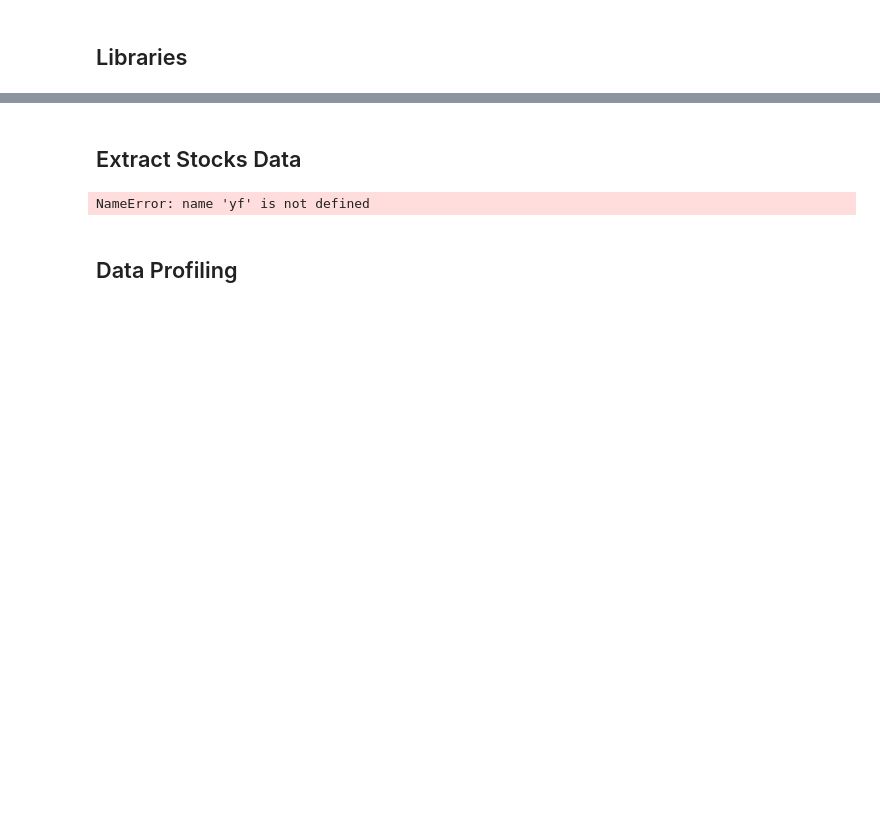
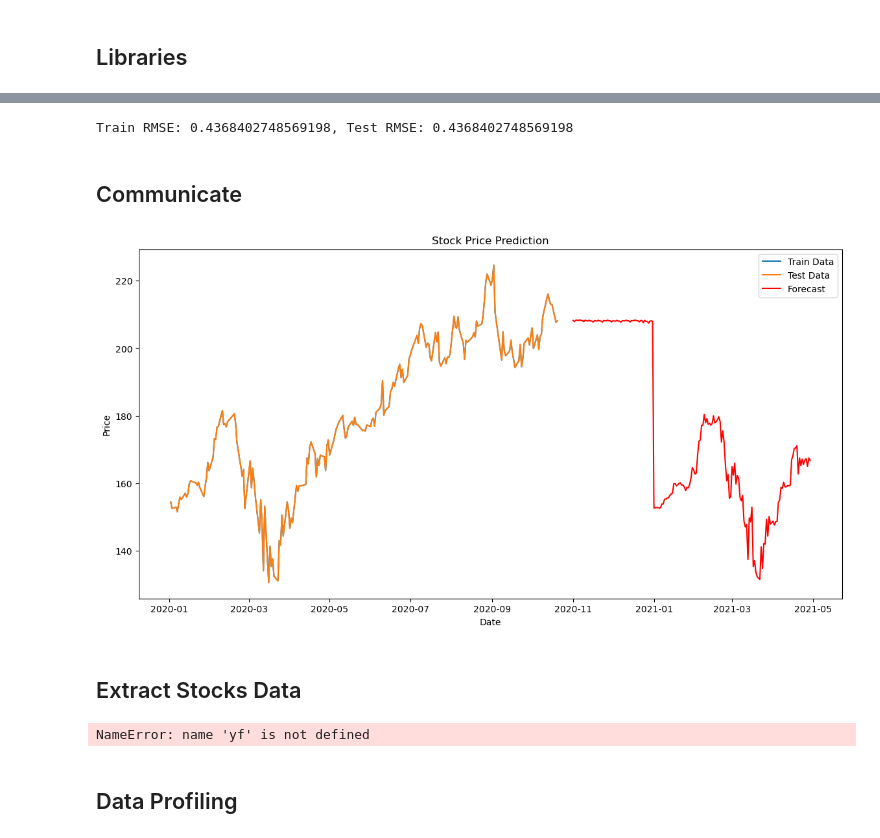
Before and after one commit to eddychetz/machine-learning-labs, a Jupyter notebook: lab-301-time-series-regression/lab_301-time-series-analysis-for-stock-price-prediction.ipynb, the cells around one changed output, grey strips where cells are left out. Saved outputs shown, nothing was run; the diff lists cells and outputs as text; code cells hidden in the pictures; blank space fills up the shorter version.

```diff
--- a/lab-301-time-series-regression/lab_301-time-series-analysis-for-stock-price-prediction.ipynb
+++ b/lab-301-time-series-regression/lab_301-time-series-analysis-for-stock-price-prediction.ipynb
@@ -31,0 +79,4 @@ warnings.simplefilter(action="ignore", category=FutureWarning)
+# %%
+# Define the features and the target
+feature_columns = ['dayofyear', 'dayofweek', 'month', 'sin1', 'cos1', 'sin2', 'cos2']
+target_column = 'Price'
@@ -31,0 +87,11 @@ warnings.simplefilter(action="ignore", category=FutureWarning)
+# %%
+# Model Pipeline
+pipeline = Pipeline(steps=[
+    ('encoder', ColumnTransformer(
+        transformers=[('cat', OneHotEncoder(handle_unknown='ignore'), ['dayofweek', 'month'])],
+        remainder='passthrough')),
+    ('xgb', XGBRegressor(n_estimators=100, learning_rate=0.1, objective='reg:squarederror'))
+])
+
+# Fit the model
+pipeline.fit(train_features[feature_columns], train_features[target_column])
@@ -32,3 +122,33 @@ warnings.simplefilter(action="ignore", category=FutureWarning)
+# %%
+# Evaluate the model
+train_rmse = np.sqrt(mean_squared_error(train_features[target_column], train_preds))
+test_rmse = np.sqrt(mean_squared_error(test_features[target_column], test_preds))
+print(f"Train RMSE: {train_rmse}, Test RMSE: {test_rmse}")
+# %% [output]
+Train RMSE: 0.4368402748569198, Test RMSE: 0.4368402748569198
+# %%
+# Create future dates for forecasting
+future_dates = pd.date_range(start=test_data['Date'].max() + timedelta(days=12), periods=180, freq='D')
+future_data = pd.DataFrame({'Date': future_dates})
+future_features = create_features(future_data.copy())
+# %% [markdown]
+## Communicate
+# %%
+# Forecast future demand
+future_preds = pipeline.predict(future_features[feature_columns])
+# %%
+# Plot the results
+plt.figure(figsize=(14, 7))
+plt.plot(train_data['Date'], train_data['Price'], label='Train Data')
+plt.plot(test_data['Date'], test_data['Price'], label='Test Data')
+plt.plot(future_dates, future_preds, label='Forecast', color='red')
+plt.legend()
+plt.title('Stock Price Prediction')
+plt.xlabel('Date')
+plt.ylabel('Price')
+plt.show()
+# %% [output]
+[figure, added]
 # %% [markdown]
 ## Extract Stocks Data
 # %%
```
Also changed, not shown: parts of 15 cells of this notebook, 3 other files.
